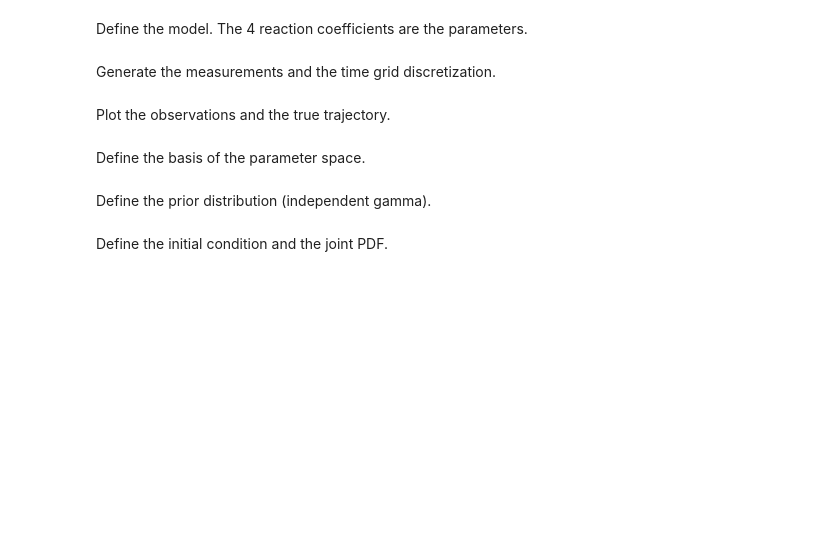
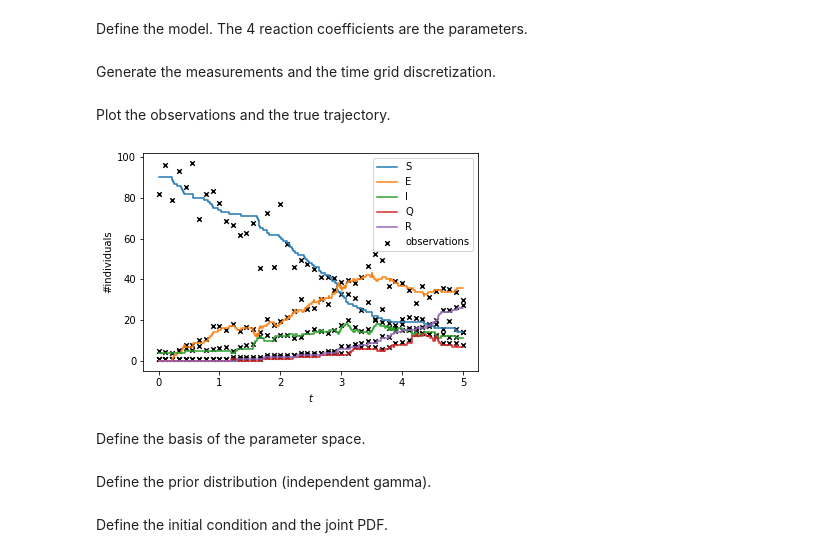
Before and after one commit to ion-g-ion/tt-cme, a Jupyter notebook: examples/SEIQR_param_inference.ipynb, the cells around one changed output. Drawn from its saved outputs; the diff is of its cells as text; code cells hidden in the pictures; blank space fills up the shorter version.

```diff
--- a/examples/SEIQR_param_inference.ipynb
+++ b/examples/SEIQR_param_inference.ipynb
@@ -57,12 +57,14 @@ Plot the observations and the true trajectory.
 # %%
 plt.figure()
 for i in range(5): plt.plot(np.repeat(reaction_time,2)[1:],np.repeat(reaction_jumps[:,i],2)[:-1])
 for i in range(5): plt.scatter(time_observation,observations_noise[:,i],c='k', marker='x',s=20)
-plt.legend(['S','E','I','Q','R'])
+plt.legend(['S','E','I','Q','R','observations'])
 plt.xlabel(r'$t$')
 plt.ylabel(r'#individuals')
-# import tikzplotlib
-# tikzplotlib.save('seiqr_trajectory.tex')
+import tikzplotlib
+tikzplotlib.save('seiqr_trajectory.tex')
+# %% [output]
+[figure, added]
 # %% [markdown]
 Define the basis of the parameter space.
 # %%
```
Also changed, not shown: parts of 4 cells of this notebook, 7 other files.
